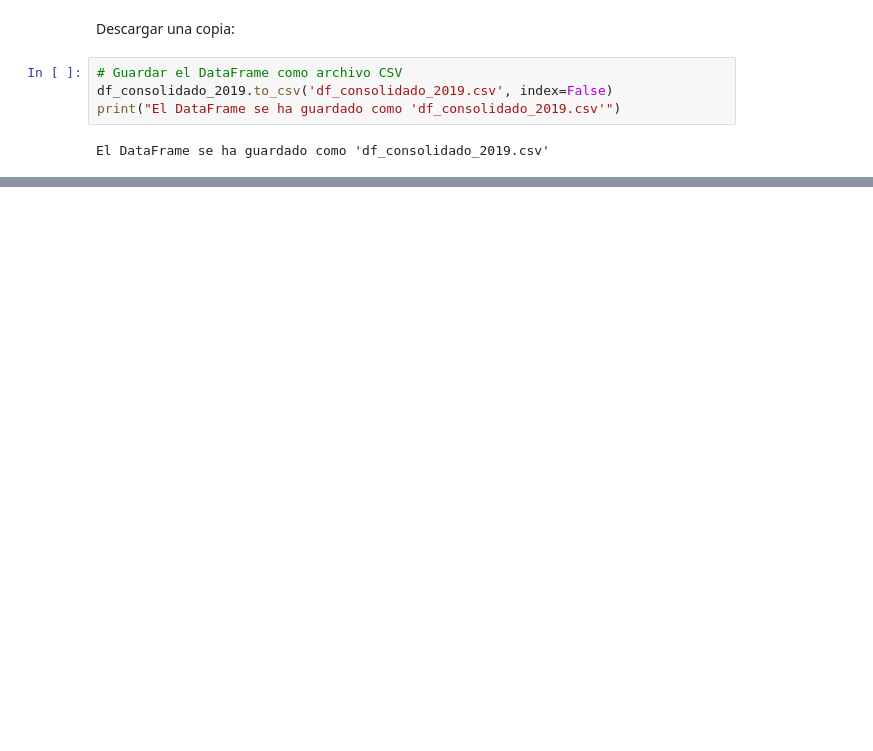
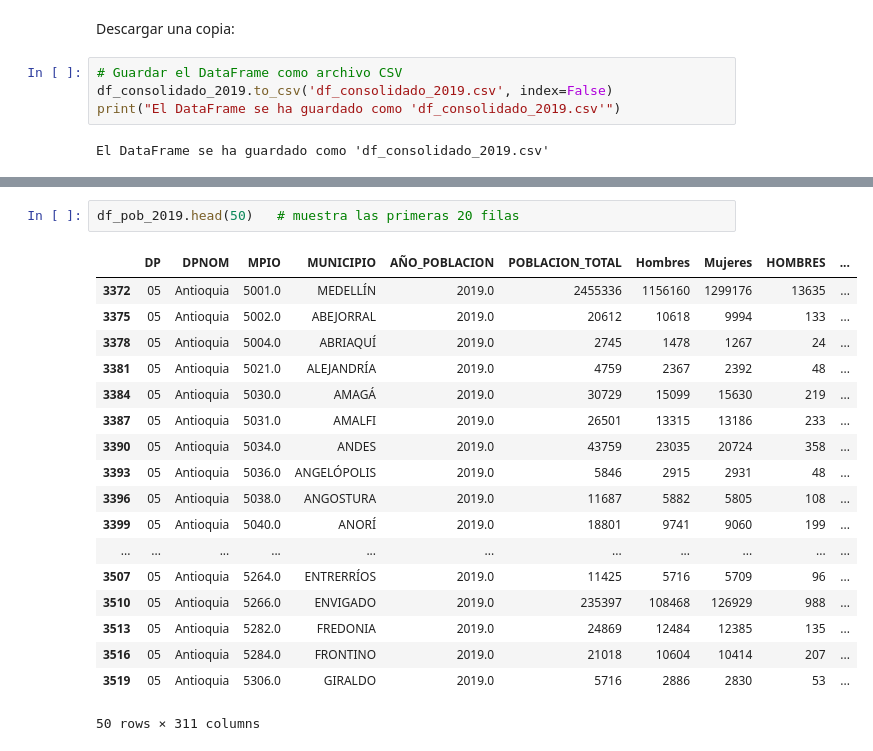
Before and after one commit to ustadistica/Datos-abiertos-Seguridad-y-Convivencia, a Jupyter notebook: notebooks/2019_observatorio.ipynb, the cells around one changed output, grey strips where cells are left out. Saved outputs shown, nothing was run; the diff lists cells and outputs as text; blank space fills up the shorter version.

```diff
--- a/notebooks/2019_observatorio.ipynb
+++ b/notebooks/2019_observatorio.ipynb
@@ -623,0 +804,21 @@ Review the code and identify inconsistencies in data loading, cleaning, and merg
+# %%
+df_pob_2019.head(50)   # muestra las primeras 20 filas
+# %% [output]
+|  | DP | DPNOM | MPIO | MUNICIPIO | AÑO_POBLACION | POBLACION_TOTAL | Hombres | Mujeres | HOMBRES | ... |
+| 3372 | 05 | Antioquia | 5001.0 | MEDELLÍN | 2019.0 | 2455336 | 1156160 | 1299176 | 13635 | ... |
+| 3375 | 05 | Antioquia | 5002.0 | ABEJORRAL | 2019.0 | 20612 | 10618 | 9994 | 133 | ... |
+| 3378 | 05 | Antioquia | 5004.0 | ABRIAQUÍ | 2019.0 | 2745 | 1478 | 1267 | 24 | ... |
+| 3381 | 05 | Antioquia | 5021.0 | ALEJANDRÍA | 2019.0 | 4759 | 2367 | 2392 | 48 | ... |
+| 3384 | 05 | Antioquia | 5030.0 | AMAGÁ | 2019.0 | 30729 | 15099 | 15630 | 219 | ... |
+| 3387 | 05 | Antioquia | 5031.0 | AMALFI | 2019.0 | 26501 | 13315 | 13186 | 233 | ... |
+| 3390 | 05 | Antioquia | 5034.0 | ANDES | 2019.0 | 43759 | 23035 | 20724 | 358 | ... |
+| 3393 | 05 | Antioquia | 5036.0 | ANGELÓPOLIS | 2019.0 | 5846 | 2915 | 2931 | 48 | ... |
+| 3396 | 05 | Antioquia | 5038.0 | ANGOSTURA | 2019.0 | 11687 | 5882 | 5805 | 108 | ... |
+| 3399 | 05 | Antioquia | 5040.0 | ANORÍ | 2019.0 | 18801 | 9741 | 9060 | 199 | ... |
+| ... | ... | ... | ... | ... | ... | ... | ... | ... | ... | ... |
+| 3507 | 05 | Antioquia | 5264.0 | ENTRERRÍOS | 2019.0 | 11425 | 5716 | 5709 | 96 | ... |
+| 3510 | 05 | Antioquia | 5266.0 | ENVIGADO | 2019.0 | 235397 | 108468 | 126929 | 988 | ... |
+| 3513 | 05 | Antioquia | 5282.0 | FREDONIA | 2019.0 | 24869 | 12484 | 12385 | 135 | ... |
+| 3516 | 05 | Antioquia | 5284.0 | FRONTINO | 2019.0 | 21018 | 10604 | 10414 | 207 | ... |
+| 3519 | 05 | Antioquia | 5306.0 | GIRALDO | 2019.0 | 5716 | 2886 | 2830 | 53 | ... |
+50 rows × 311 columns
```
Also changed, not shown: parts of 29 cells of this notebook.
